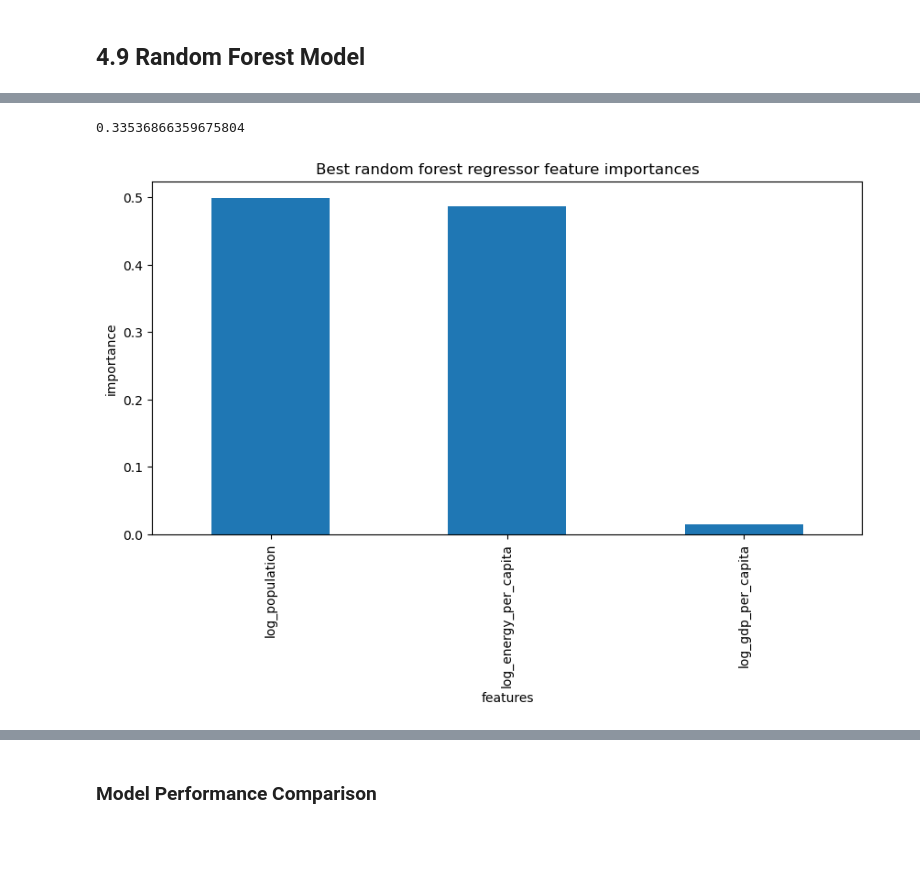
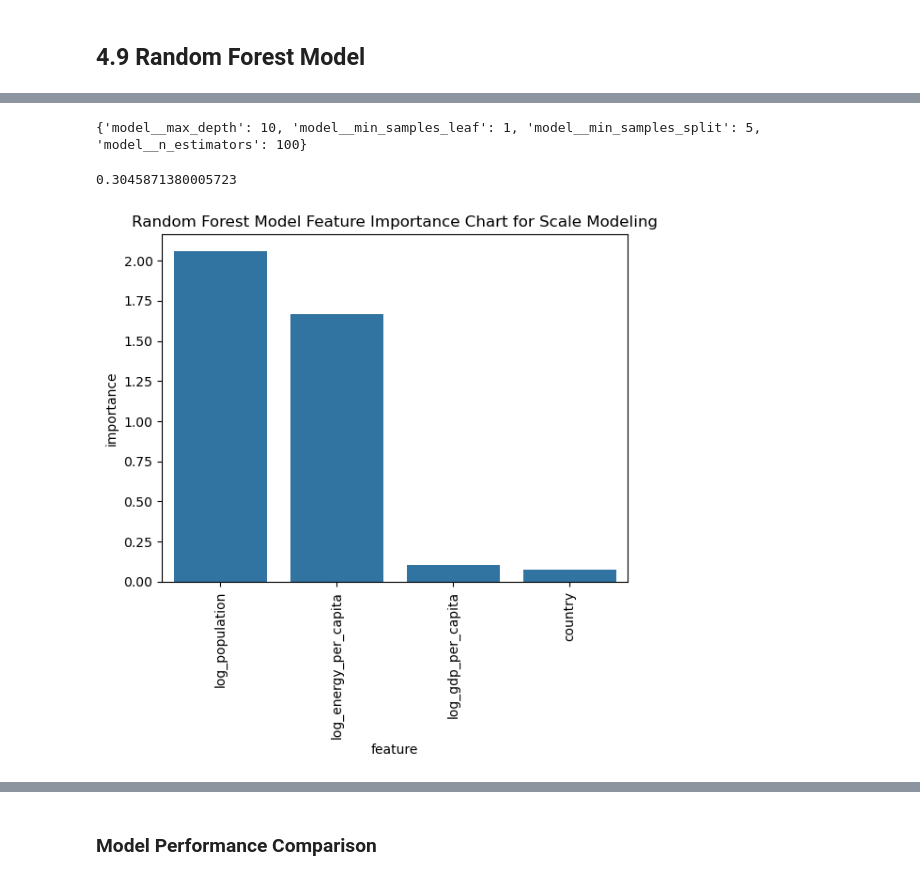
Before and after one commit to gawandesailee-lab/learndsp, a Jupyter notebook: Data Science Capstone 2 Project/notebooks/04_Preprocessing_and_Training.ipynb, the cells around one changed output, grey strips where cells are left out. Cells and saved outputs as stored; diff of their text form; code cells hidden in the pictures; blank space fills up the shorter version.

Commit message:
committing changes for ds capstone 2 preprocessing and training notebook

```diff
--- a/Data Science Capstone 2 Project/notebooks/04_Preprocessing_and_Training.ipynb
+++ b/Data Science Capstone 2 Project/notebooks/04_Preprocessing_and_Training.ipynb
@@ -235,0 +257,4 @@ median_r2
+# %%
+#Fit Ridge Model and get best params
+grid_ridge.fit(X_train, y_train)
+print(grid_ridge.best_params_)
@@ -242,12 +272,12 @@ print(rmse)
 ## 4.9 Random Forest Model<a id='4.9_Random_Forest_Model'></a>
 # %%
 #pipeline + grid search
-pipeline = Pipeline([('scaler', StandardScaler()), ('rf', RandomForestRegressor(random_state=42))])
+pipeline = Pipeline([('preprocessor', preprocessor), ('model', RandomForestRegressor(random_state=42))])
 param_grid= {
-            'rf__n_estimators': [100,200],
-            'rf__max_depth': [5,10],
-            'rf__min_samples_split': [2,5]
+            'model__n_estimators': [100,200],
+            'model__max_depth': [5,10],
+            'model__min_samples_split': [2,5],
+            'model__min_samples_leaf': [1,2]
             }
-tscv = TimeSeriesSplit(n_splits = 5)
-grid_search = GridSearchCV(pipeline, param_grid, cv = tscv, scoring ='neg_root_mean_squared_error', n_jobs=-1)
-grid_search.fit(train[features], train['log_co2'])
+
+grid_rf = GridSearchCV(pipeline, param_grid, cv = tscv, scoring ='neg_root_mean_squared_error', n_jobs=-1)
@@ -272,0 +284,6 @@ test['rf_pred_scaled'] = best_rf.predict(test[features])
+# %%
+#fit model and get best params
+grid_rf.fit(X_train, y_train)
+print(grid_rf.best_params_)
+# %% [output]
+{'model__max_depth': 10, 'model__min_samples_leaf': 1, 'model__min_samples_split': 5, 'model__n_estimators': 100}
@@ -273,21 +293,24 @@ test['rf_pred_scaled'] = best_rf.predict(test[features])
 # %%
-rmse_rf = np.sqrt(mean_squared_error(y_test,test['rf_pred_scaled']))
+rmse_rf = np.sqrt(mean_squared_error(y_test,rf_pred))
 print(rmse_rf)
 # %% [output]
-0.33536866359675804
+0.3045871380005723
-# %%
-#Code task 27#
-#Plot a barplot of the random forest's feature importances,
-#assigning the `feature_importances_` attribute of
-#`rf_grid_cv.best_estimator_.named_steps.randomforestregressor` to the name `imps` to then
-#create a pandas Series object of the feature importances, with the index given by the
-#training data column names, sorting the values in descending order
-plt.subplots(figsize=(10, 5))
-imps = best_rf.named_steps.rf.feature_importances_
-rf_feat_imps = pd.Series(imps, index=X_train.columns).sort_values(ascending=False)
-rf_feat_imps.plot(kind='bar')
-plt.xlabel('features')
-plt.ylabel('importance')
-plt.title('Best random forest regressor feature importances');
-# %% [output]
-[figure, removed]
+# %%
+from sklearn.inspection import permutation_importance
+
+perm_importance = permutation_importance(
+   grid_rf, X_test, y_test, n_repeats=10, random_state=42
+)
+
+perm_df = pd.DataFrame({
+    'feature': X_test.columns,
+    'importance': perm_importance.importances_mean
+}).sort_values(by='importance', ascending=False)
+# %%
+perm_df.head()
+sns.barplot(perm_df, x='feature', y='importance')
+plt.title("Random Forest Model Feature Importance Chart for Scale Modeling")
+plt.xticks(rotation=90)
+plt.show()
+# %% [output]
+[figure, added]
```
Also changed, not shown: parts of 75 cells of this notebook.
